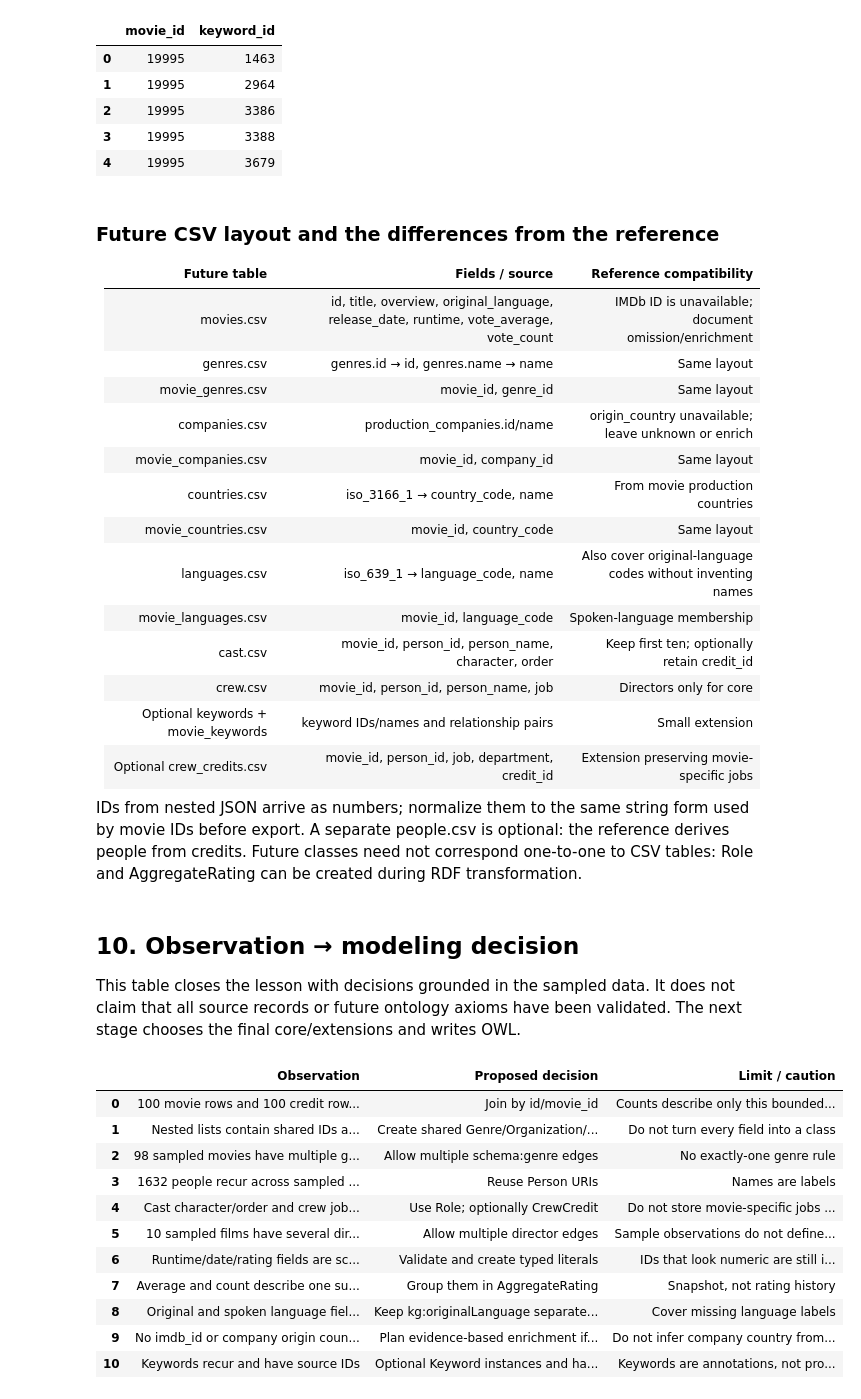
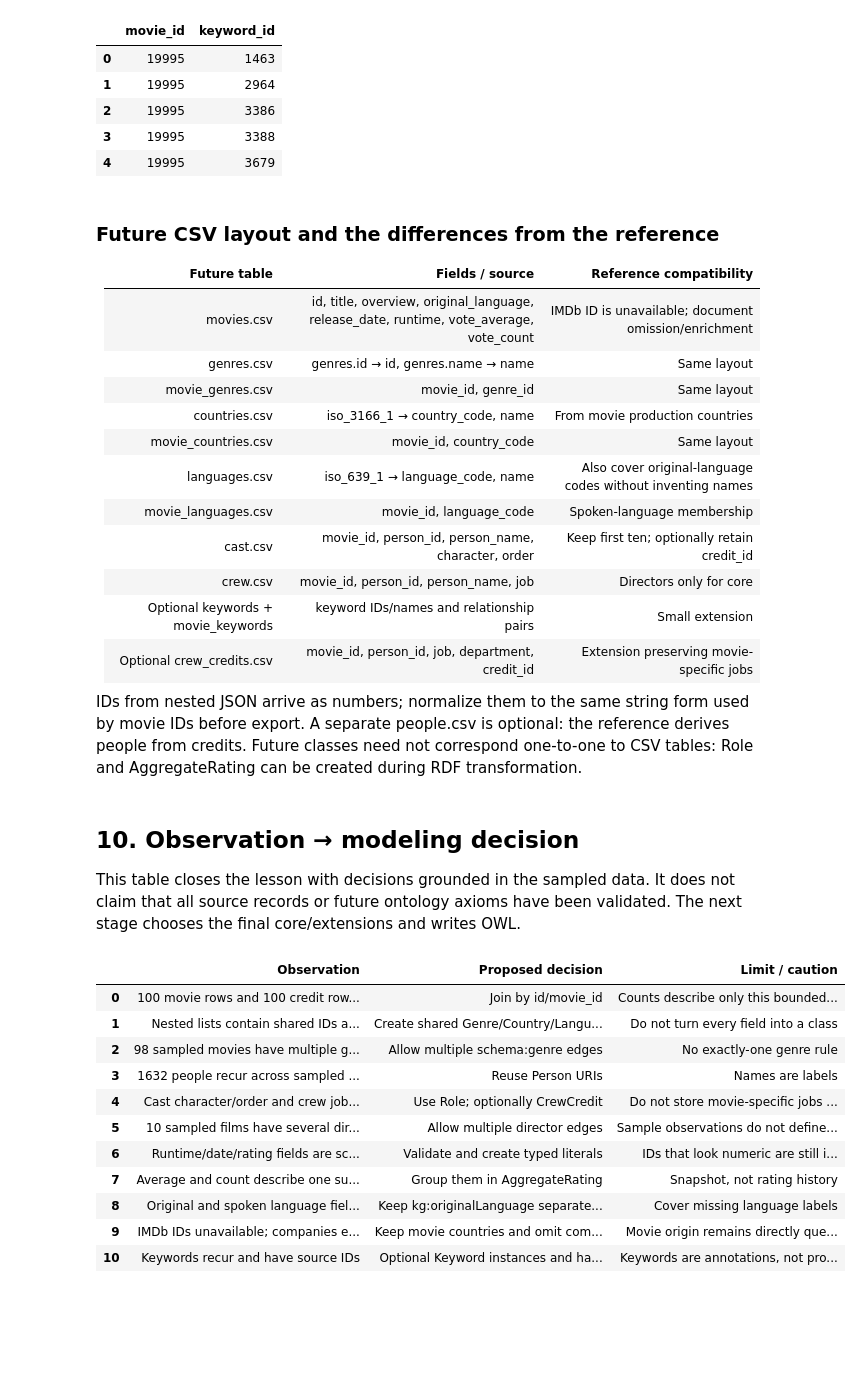
Before and after one commit to tomodachii/semantic-web, a Jupyter notebook: notebooks/02_eda_raw.ipynb, the cells around one changed output. Cells and saved outputs as stored; diff of their text form; code cells hidden in the pictures; blank space fills up the shorter version.

Commit message:
remove companies from ontology

```diff
--- a/notebooks/02_eda_raw.ipynb
+++ b/notebooks/02_eda_raw.ipynb
@@ -678,8 +682,6 @@ display(keyword_table.head(5)); display(movie_keywords.head(5))
 | movies.csv | id, title, overview, original_language, release_date, runtime, vote_average, vote_count | IMDb ID is unavailable; document omission/enrichment |
 | genres.csv | genres.id → id, genres.name → name | Same layout |
 | movie_genres.csv | movie_id, genre_id | Same layout |
-| companies.csv | production_companies.id/name | origin_country unavailable; leave unknown or enrich |
-| movie_companies.csv | movie_id, company_id | Same layout |
 | countries.csv | iso_3166_1 → country_code, name | From movie production countries |
 | movie_countries.csv | movie_id, country_code | Same layout |
 | languages.csv | iso_639_1 → language_code, name | Also cover original-language codes without inventing names |
@@ -702,21 +704,21 @@ validated. The next stage chooses the final core/extensions and writes OWL.
 # %%
 decisions = [
  (f'{len(movies)} movie rows and {len(credits)} credit rows sampled', 'Join by id/movie_id', 'Counts describe only this bounded sample'),
- ('Nested lists contain shared IDs and labels', 'Create shared Genre/Organization/Country/Language instances', 'Do not turn every field into a class'),
+ ('Nested lists contain shared IDs and labels', 'Create shared Genre/Country/Language instances', 'Do not turn every field into a class'),
  (f'{int(genres_per_movie.gt(1).sum())} sampled movies have multiple genres', 'Allow multiple schema:genre edges', 'No exactly-one genre rule'),
  (f'{int(person_movie_counts.gt(1).sum())} people recur across sampled films', 'Reuse Person URIs', 'Names are labels'),
  ('Cast character/order and crew job/department are participation fields', 'Use Role; optionally CrewCredit', 'Do not store movie-specific jobs globally on Person'),
  (f'{int(director_counts.gt(1).sum())} sampled films have several directors', 'Allow multiple director edges', 'Sample observations do not define universal cardinality'),
  ('Runtime/date/rating fields are scalar text in CSV', 'Validate and create typed literals', 'IDs that look numeric are still identifiers'),
  ('Average and count describe one summary', 'Group them in AggregateRating', 'Snapshot, not rating history'),
  ('Original and spoken language fields are separate', 'Keep kg:originalLanguage separate from schema:inLanguage', 'Cover missing language labels'),
- ('No imdb_id or company origin country supplied', 'Plan evidence-based enrichment if needed', 'Do not infer company country from movie country'),
+ ('IMDb IDs unavailable; companies excluded by scope', 'Keep movie countries and omit company tables', 'Movie origin remains directly queryable'),
  ('Keywords recur and have source IDs', 'Optional Keyword instances and hasKeyword edges', 'Keywords are annotations, not proof of plot facts')]
 display(pd.DataFrame(decisions, columns=['Observation', 'Proposed decision', 'Limit / caution']))
 # %% [output]
 |  | Observation | Proposed decision | Limit / caution |
 | 0 | 100 movie rows and 100 credit row... | Join by id/movie_id | Counts describe only this bounded... |
-| 1 | Nested lists contain shared IDs a... | Create shared Genre/Organization/... | Do not turn every field into a class |
+| 1 | Nested lists contain shared IDs a... | Create shared Genre/Country/Langu... | Do not turn every field into a class |
 | 2 | 98 sampled movies have multiple g... | Allow multiple schema:genre edges | No exactly-one genre rule |
 | 3 | 1632 people recur across sampled ... | Reuse Person URIs | Names are labels |
 | 4 | Cast character/order and crew job... | Use Role; optionally CrewCredit | Do not store movie-specific jobs ... |
@@ -724,7 +726,7 @@ display(pd.DataFrame(decisions, columns=['Observation', 'Proposed decision', 'Li
 | 6 | Runtime/date/rating fields are sc... | Validate and create typed literals | IDs that look numeric are still i... |
 | 7 | Average and count describe one su... | Group them in AggregateRating | Snapshot, not rating history |
 | 8 | Original and spoken language fiel... | Keep kg:originalLanguage separate... | Cover missing language labels |
-| 9 | No imdb_id or company origin coun... | Plan evidence-based enrichment if... | Do not infer company country from... |
+| 9 | IMDb IDs unavailable; companies e... | Keep movie countries and omit com... | Movie origin remains directly que... |
 | 10 | Keywords recur and have source IDs | Optional Keyword instances and ha... | Keywords are annotations, not pro... |
 # %% [markdown]
 ### Before writing the ontology, try explaining these
```
Also changed, not shown: parts of 7 cells of this notebook, 13 other files.
